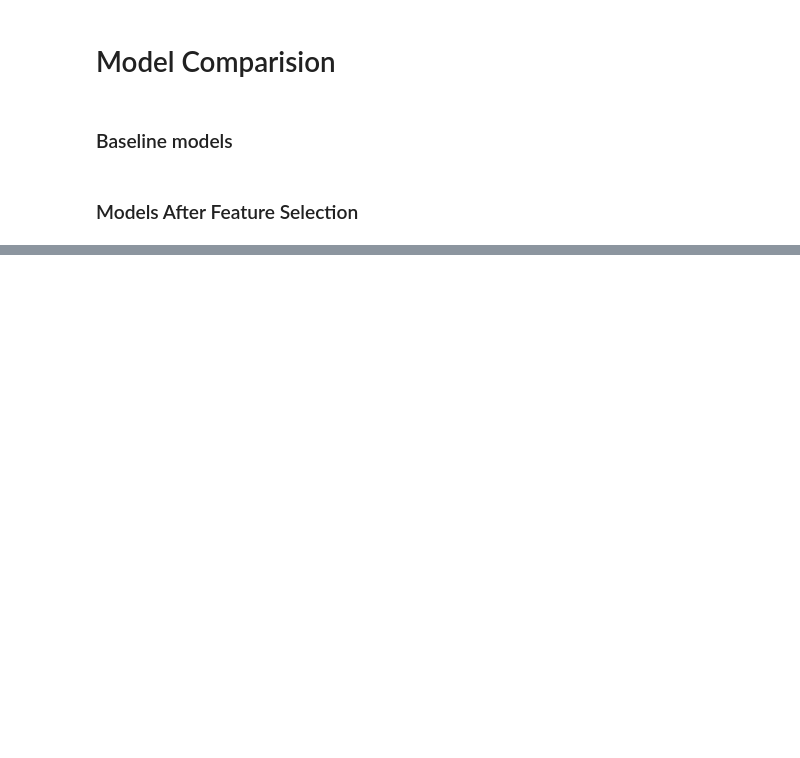
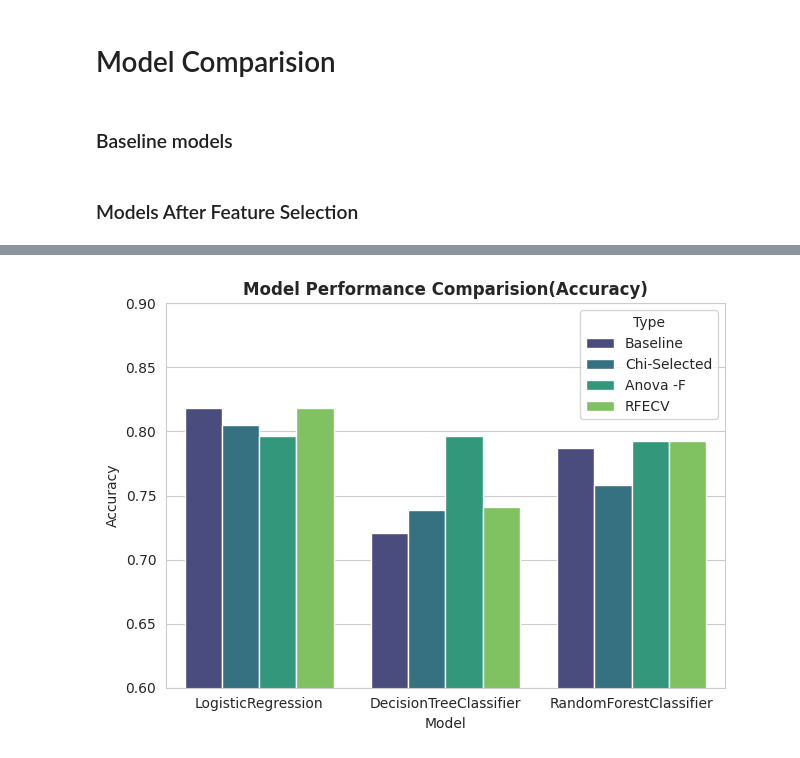
Before and after one commit to jigarkhadka/energy-consumption, a Jupyter notebook: notebook2a37ef5fba.ipynb, the cells around one changed output, grey strips where cells are left out. Cells and saved outputs as stored; diff of their text form; code cells hidden in the pictures; blank space fills up the shorter version.

```diff
--- a/notebook2a37ef5fba.ipynb
+++ b/notebook2a37ef5fba.ipynb
@@ -456,0 +502,36 @@ KeyError: 'Selector'
+# %%
+# Feature selected Logistic Regression
+# Chi-Selected Features
+chi_selected = features_table.loc[features_table["Selector"] == "chi2", "selected_features"].iloc[0]
+# Logistic Regression
+models_table.loc[len(models_table)] = train_model(estimator=base_log_reg,X1=X_train,y1=y_train,X1_test=X_test,y1_test=y_test,features=chi_selected,type="Chi-Selected")
+
+# Random Forest
+models_table.loc[len(models_table)] = train_model(estimator=base_random_forest,X1=X_train,y1=y_train,X1_test=X_test,y1_test=y_test,features=chi_selected,type="Chi-Selected")
+
+# Decision Tree
+models_table.loc[len(models_table)] = train_model(estimator=base_decision_tree,X1=X_train,y1=y_train,X1_test=X_test,y1_test=y_test,features=chi_selected,type="Chi-Selected")
+# %%
+# Anova-F Test Selected Features
+f_selected = features_table.loc[features_table["Selector"] == "f_classif", "selected_features"].iloc[0]
+# Logistic Regression
+models_table.loc[len(models_table)] = train_model(estimator=base_log_reg,X1=X_train,y1=y_train,X1_test=X_test,y1_test=y_test,features=f_selected,type="Anova -F")
+
+# Random Forest
+models_table.loc[len(models_table)] = train_model(estimator=base_random_forest,X1=X_train,y1=y_train,X1_test=X_test,y1_test=y_test,features=f_selected,type="Anova -F")
+
+# Decision Tree
+models_table.loc[len(models_table)] = train_model(estimator=base_decision_tree,X1=X_train,y1=y_train,X1_test=X_test,y1_test=y_test,features=f_selected,type="Anova -F")
+# %%
+# RFECV Selected Features(different for each)
+# Logistic Regression
+rfecv_for_log_reg = features_table.loc[features_table["Selector"] == "RFECV (LogisticRegression)", "selected_features"].iloc[0]
+models_table.loc[len(models_table)] = train_model(estimator=base_log_reg,X1=X_train,y1=y_train,X1_test=X_test,y1_test=y_test,features=rfecv_for_log_reg,type="RFECV")
+
+# Random Forest
+rfecv_for_decision_tree = features_table.loc[features_table["Selector"] == "RFECV (RandomForestClassifier)", "selected_features"].iloc[0]
+models_table.loc[len(models_table)] = train_model(estimator=base_random_forest,X1=X_train,y1=y_train,X1_test=X_test,y1_test=y_test,features=rfecv_for_log_reg,type="RFECV")
+
+# Decision Tree
+rfecv_for_decision_tree = features_table.loc[features_table["Selector"] == "RFECV (DecisionTreeClassifier)", "selected_features"].iloc[0]
+models_table.loc[len(models_table)] = train_model(estimator=base_decision_tree,X1=X_train,y1=y_train,X1_test=X_test,y1_test=y_test,features=rfecv_for_decision_tree,type="RFECV")
@@ -456,0 +554,9 @@ KeyError: 'Selector'
+# %%
+# Model Comparision:- Accuracy
+sns.barplot(data=models_table,x="Model",y="Accuracy",hue="Type",palette="viridis")
+plt.title("Model Performance Comparision(Accuracy)", weight="bold")
+plt.tight_layout()
+plt.ylim(0.6,0.9)
+plt.show()
+# %% [output]
+[figure, added]
```
Also changed, not shown: parts of 17 cells of this notebook.
